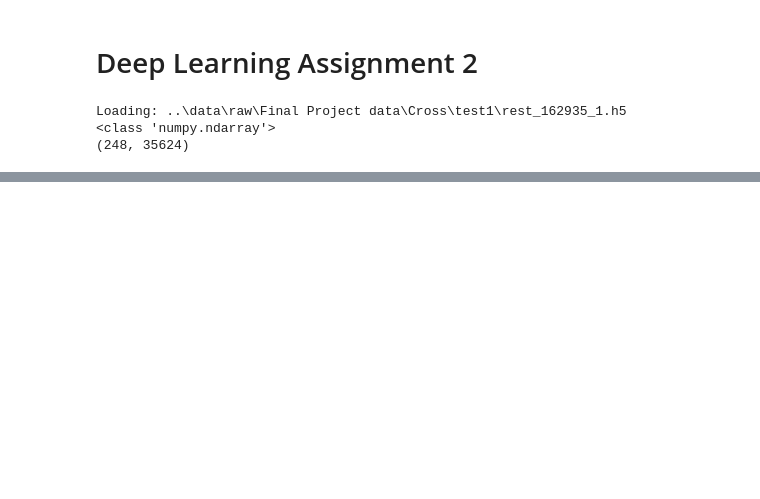
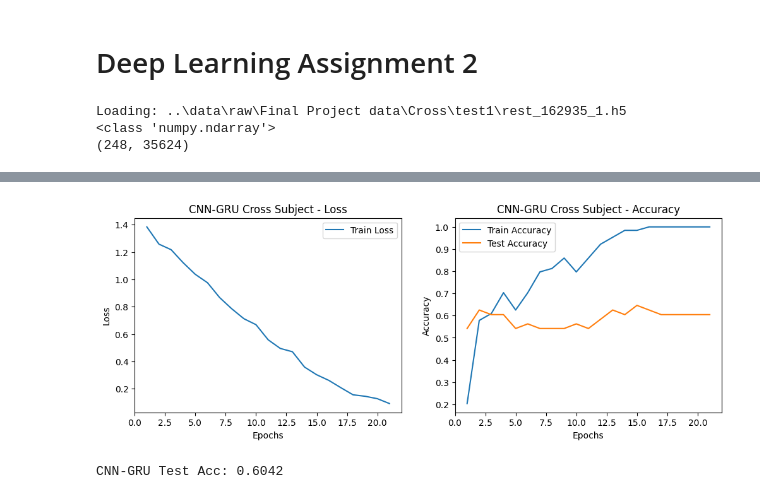
Before and after one commit to kianniek/UU_DeepLearning_Assignment_2, a Jupyter notebook: notebooks/main.ipynb, the cells around one changed output, grey strips where cells are left out. Cells and saved outputs as stored; diff of their text form; code cells hidden in the pictures; blank space fills up the shorter version.

```diff
--- a/notebooks/main.ipynb
+++ b/notebooks/main.ipynb
@@ -232,0 +468,8 @@ comparison
+# %%
+print("training cnn-gru approach...")
+alt_model = CNN_GRU_Classifier(in_channels=248, num_classes=4)
+alt_results = train_model(alt_model, cross_train_loader, cross_test_loader, num_epochs=50, learning_rate=5e-4)
+
+plot_learning_curves(alt_results, 'CNN-GRU Cross Subject')
+print(f"CNN-GRU Test Acc: {alt_results['test_acc'][-1]:.4f}")
+# %% [output]
@@ -232,0 +493,2 @@ comparison
+[figure, added]
+CNN-GRU Test Acc: 0.6042
```
Also changed, not shown: parts of 17 cells of this notebook, 17 other files.
